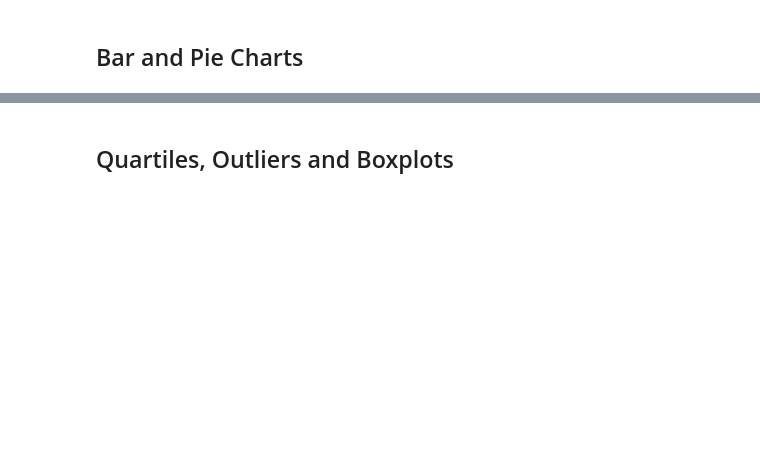
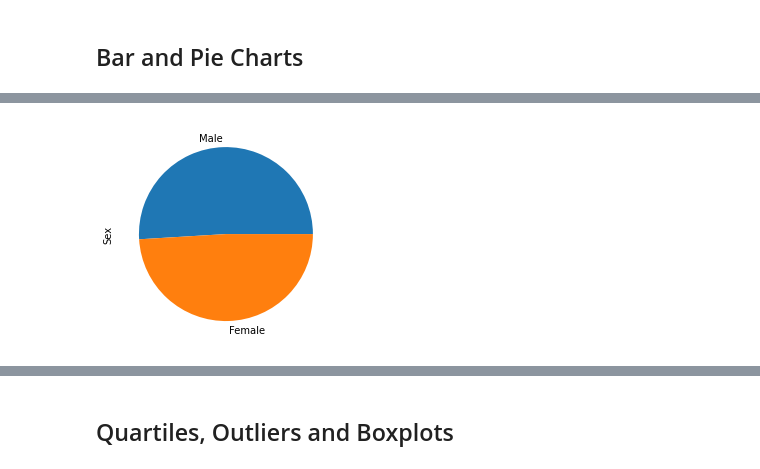
Before and after one commit to denk-ie/matplotlib-challenge, a Jupyter notebook: pymaceuticals_starter.ipynb, the cells around one changed output, grey strips where cells are left out. Drawn from its saved outputs; the diff is of its cells as text; code cells hidden in the pictures; blank space fills up the shorter version.

```diff
--- a/pymaceuticals_starter.ipynb
+++ b/pymaceuticals_starter.ipynb
@@ -136 +151,10 @@ summary_statistics
+# %%
+# Generate a pie plot showing the distribution of female versus male mice using pandas
+gender_group = clean_mouse_data.Sex.value_counts()
+count_gender = gender_group.count()
+
+gender_group.plot(kind = "pie", y = count_gender)
+plt.show()
+# %% [output]
+[figure, added]
 # %%
```
Also changed, not shown: parts of 8 cells of this notebook.
